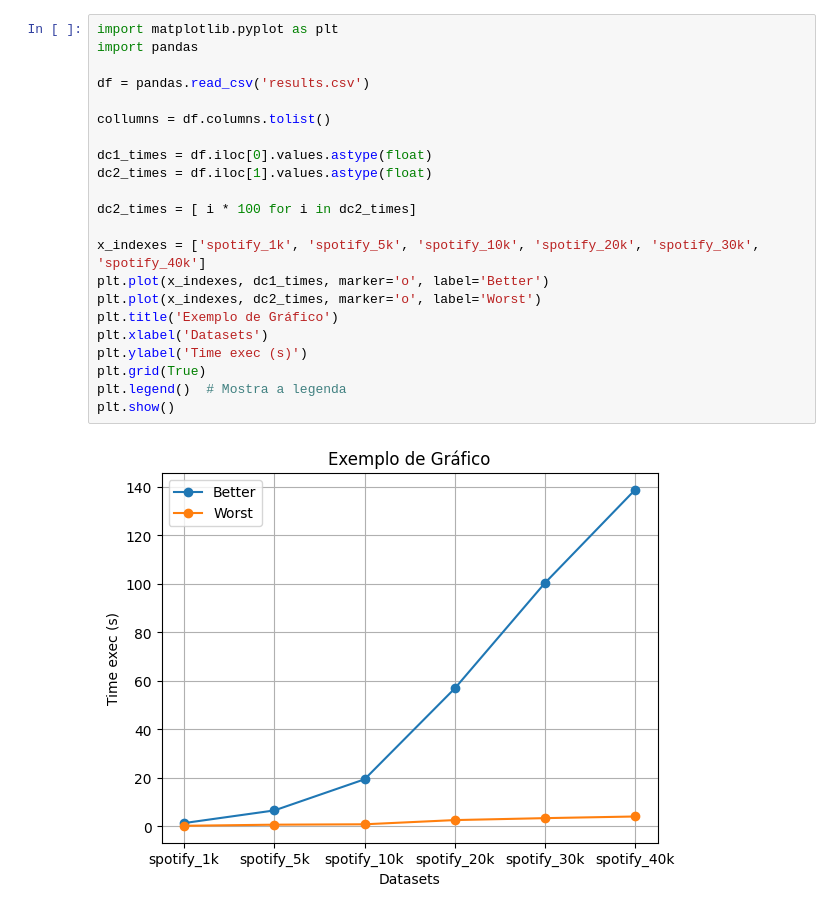
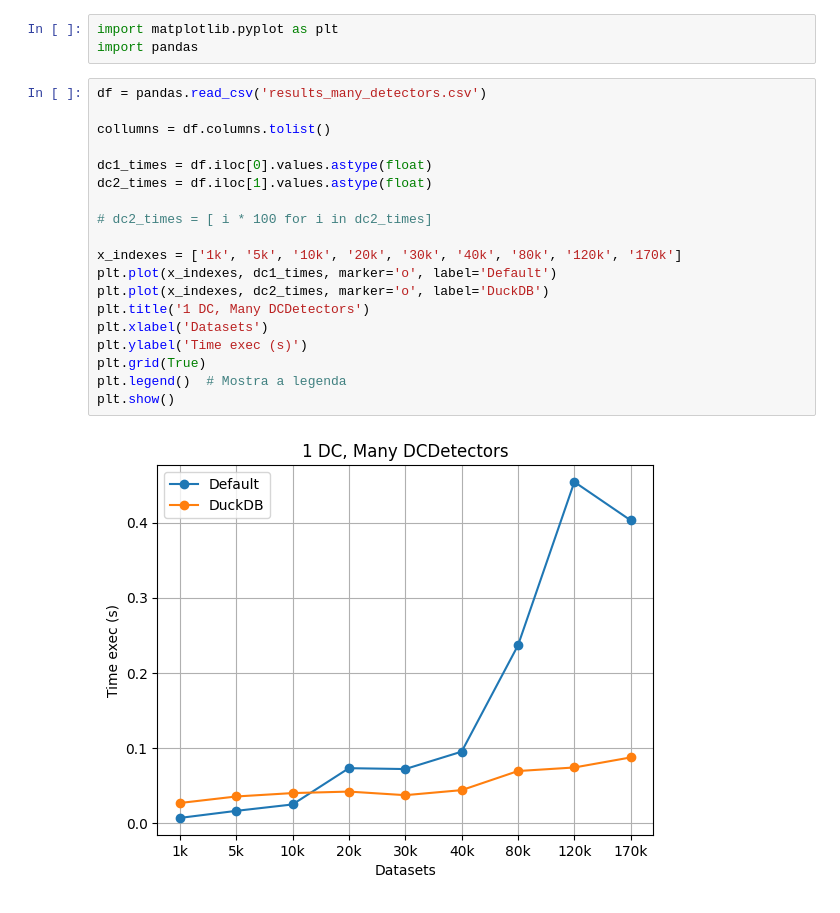
Before and after one commit to Alessandro-Neves/IC-BD, a Jupyter notebook: denial-constraint-violations/v0.0.1/benchmark/plot.ipynb, the cells around one changed output. Saved outputs shown, nothing was run; the diff lists cells and outputs as text.

```diff
--- a/denial-constraint-violations/v0.0.1/benchmark/plot.ipynb
+++ b/denial-constraint-violations/v0.0.1/benchmark/plot.ipynb
@@ -1,24 +1,24 @@
+# %%
+import matplotlib.pyplot as plt
+import pandas
 # %%
-import matplotlib.pyplot as plt
-import pandas
-
-df = pandas.read_csv('results.csv')
+df = pandas.read_csv('results_many_detectors.csv')
 
 collumns = df.columns.tolist()
 
 dc1_times = df.iloc[0].values.astype(float)
 dc2_times = df.iloc[1].values.astype(float)
 
-dc2_times = [ i * 100 for i in dc2_times]
+# dc2_times = [ i * 100 for i in dc2_times]
 
-x_indexes = ['spotify_1k', 'spotify_5k', 'spotify_10k', 'spotify_20k', 'spotify_30k', 'spotify_40k']
-plt.plot(x_indexes, dc1_times, marker='o', label='Better')
-plt.plot(x_indexes, dc2_times, marker='o', label='Worst')
-plt.title('Exemplo de Gráfico')
+x_indexes = ['1k', '5k', '10k', '20k', '30k', '40k', '80k', '120k', '170k']
+plt.plot(x_indexes, dc1_times, marker='o', label='Default')
+plt.plot(x_indexes, dc2_times, marker='o', label='DuckDB')
+plt.title('1 DC, Many DCDetectors')
 plt.xlabel('Datasets')
 plt.ylabel('Time exec (s)')
 plt.grid(True)
 plt.legend()  # Mostra a legenda
 plt.show()
 # %% [output]
-[figure, old version]
+[figure, new version]
```
Also changed, not shown: parts of 1 cell of this notebook, 39 other files.
